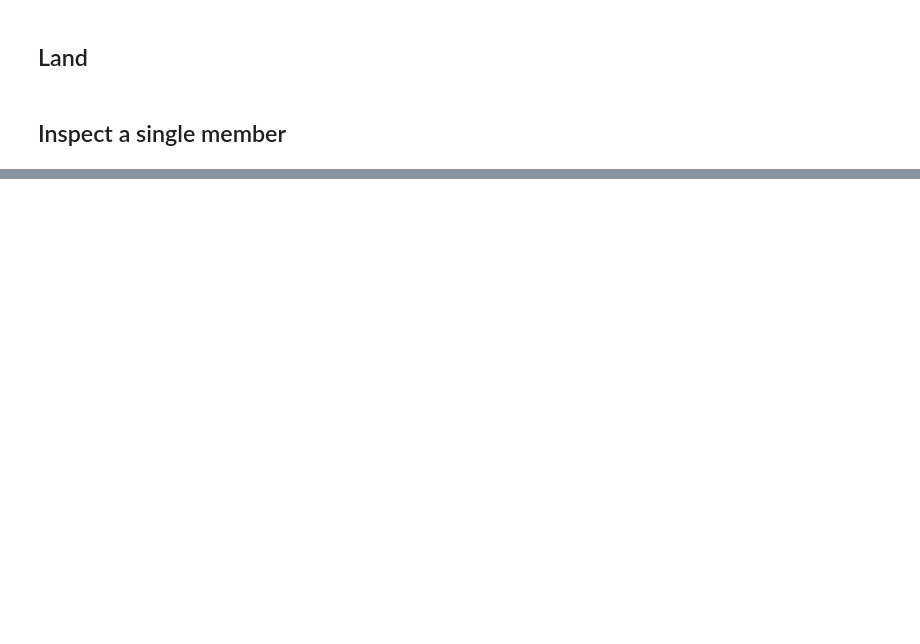
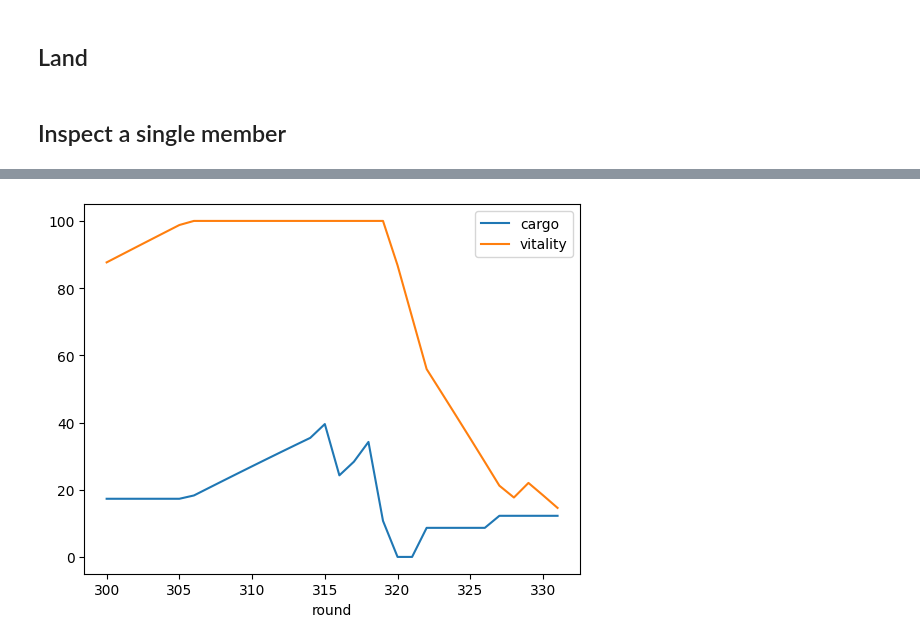
Before and after one commit to LEE-CHENYU/leviathan, a Jupyter notebook: notebooks/test_tracer.ipynb, the cells around one changed output, grey strips where cells are left out. Saved outputs shown, nothing was run; the diff lists cells and outputs as text; code cells hidden in the pictures; blank space fills up the shorter version.

Commit message:
debug analyzer

```diff
--- a/notebooks/test_tracer.ipynb
+++ b/notebooks/test_tracer.ipynb
@@ -273,0 +188,4 @@ mem1.parameter_dict
+# %%
+mem = tracer.analyzer_list[0].island.current_members[150]
+df = tracer.member_history(mem)
+df
@@ -273,0 +237,7 @@ mem1.parameter_dict
+# %%
+ax = df.plot(x='round', y='cargo', kind='line')
+df.plot(ax=ax, x='round', y='vitality', kind='line')
+
+plt.show()
+# %% [output]
+[figure, added]
```
Also changed, not shown: parts of 25 cells of this notebook, 6 other files.
